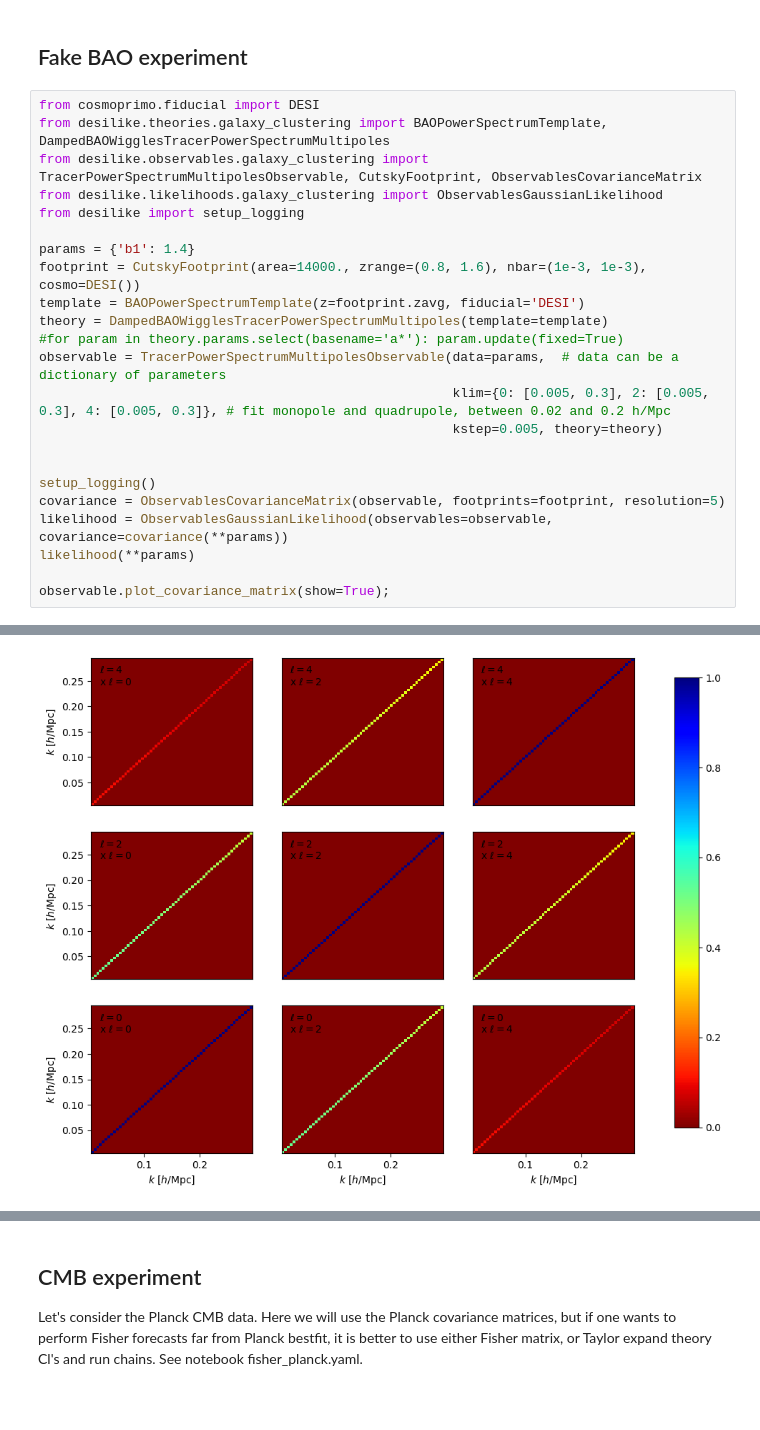
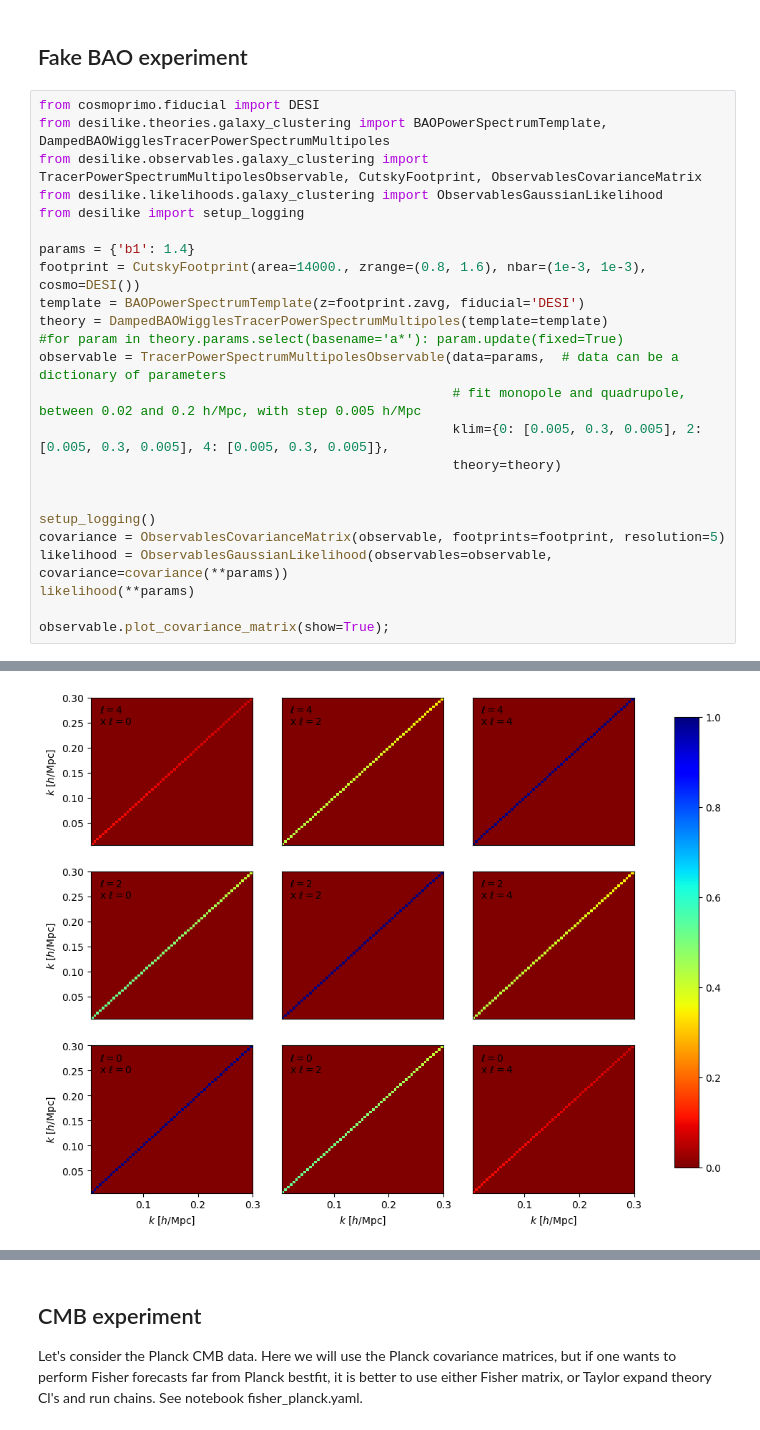
Before and after one commit to cosmodesi/desilike, a Jupyter notebook: nb/fisher_examples.ipynb, the cells around one changed output, grey strips where cells are left out. Cells and saved outputs as stored; diff of their text form; blank space fills up the shorter version.

```diff
--- a/nb/fisher_examples.ipynb
+++ b/nb/fisher_examples.ipynb
@@ -18,8 +18,9 @@ template = BAOPowerSpectrumTemplate(z=footprint.zavg, fiducial='DESI')
 theory = DampedBAOWigglesTracerPowerSpectrumMultipoles(template=template)
 #for param in theory.params.select(basename='a*'): param.update(fixed=True)
 observable = TracerPowerSpectrumMultipolesObservable(data=params,  # data can be a dictionary of parameters
-                                                     klim={0: [0.005, 0.3], 2: [0.005, 0.3], 4: [0.005, 0.3]}, # fit monopole and quadrupole, between 0.02 and 0.2 h/Mpc
-                                                     kstep=0.005, theory=theory)
+                                                     # fit monopole and quadrupole, between 0.02 and 0.2 h/Mpc, with step 0.005 h/Mpc
+                                                     klim={0: [0.005, 0.3, 0.005], 2: [0.005, 0.3, 0.005], 4: [0.005, 0.3, 0.005]},
+                                                     theory=theory)
 
 
 setup_logging()
@@ -37,4 +38,4 @@ observable.plot_covariance_matrix(show=True);
-[figure, old version]
+[figure, new version]
 # %%
 from desilike import Fisher
 
```
Also changed, not shown: parts of 9 cells of this notebook, 26 other files.
